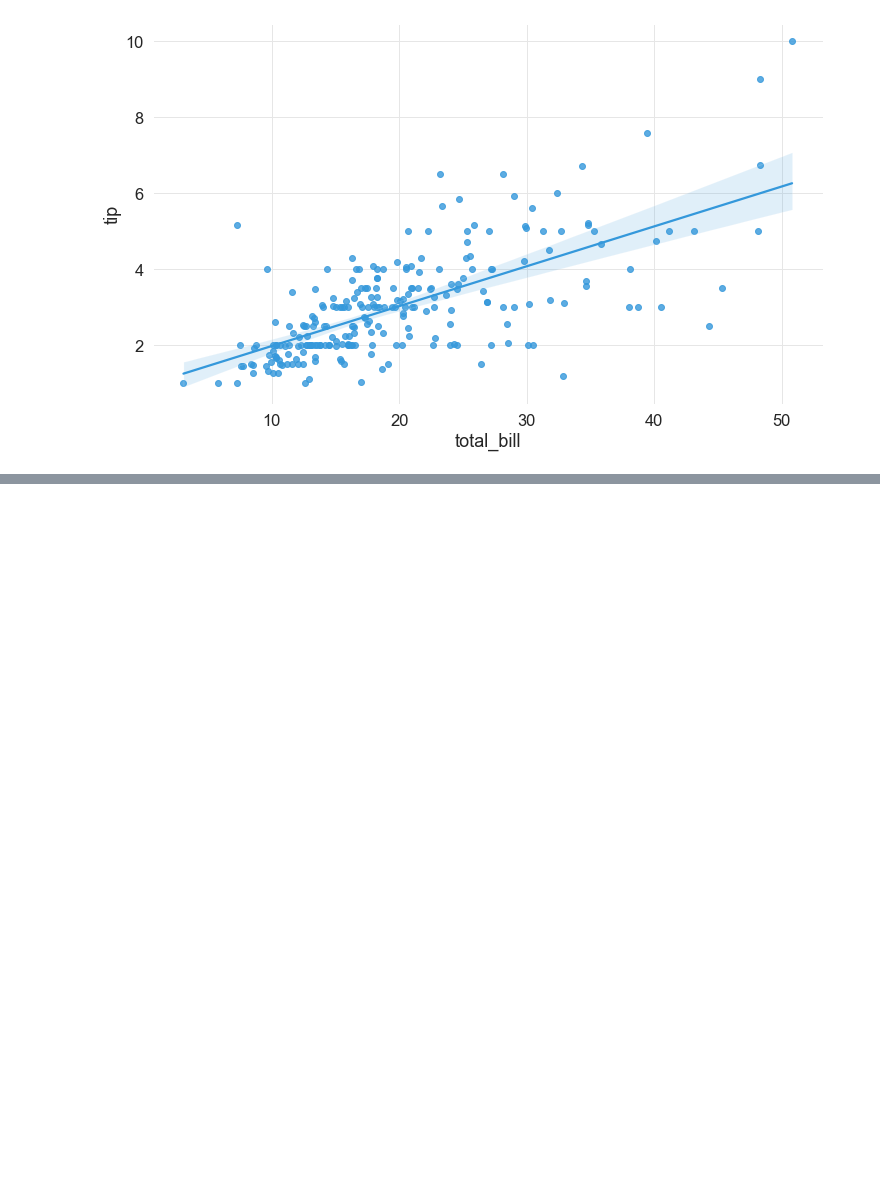
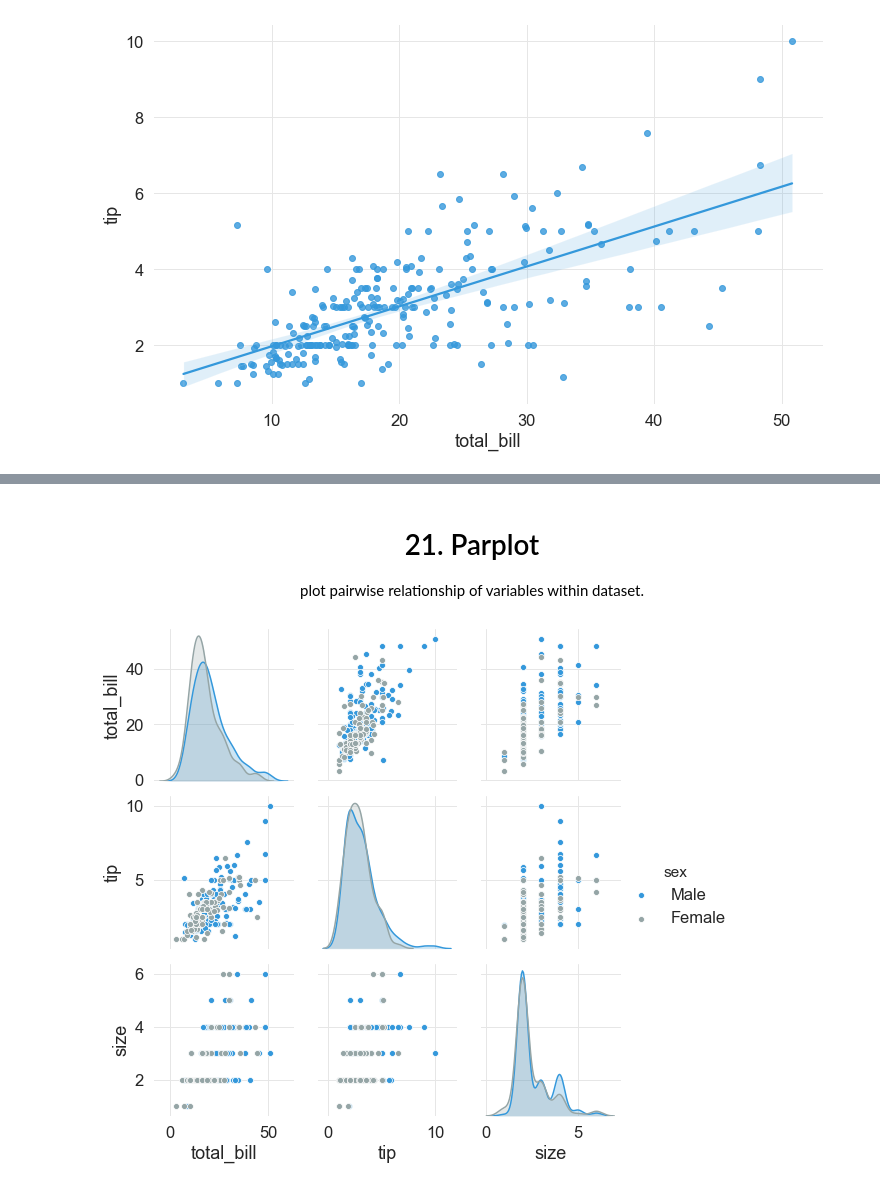
Before and after one commit to ajithcl/SeabornPlots, a Jupyter notebook: SeabornPlots.ipynb, the cells around one changed output, grey strips where cells are left out. Cells and saved outputs as stored; diff of their text form; code cells hidden in the pictures; blank space fills up the shorter version.

```diff
--- a/SeabornPlots.ipynb
+++ b/SeabornPlots.ipynb
@@ -239,0 +277,9 @@ sns.regplot(data=tips,x= 'total_bill', y='tip');
+# %% [markdown]
+# <center> 21. Parplot </center>
+<center>
+plot pairwise relationship of variables within dataset.
+    </center>
+# %%
+sns.pairplot(data=tips, hue="sex");
+# %% [output]
+[figure, added]
```
Also changed, not shown: parts of 37 cells of this notebook, 1 other file.
